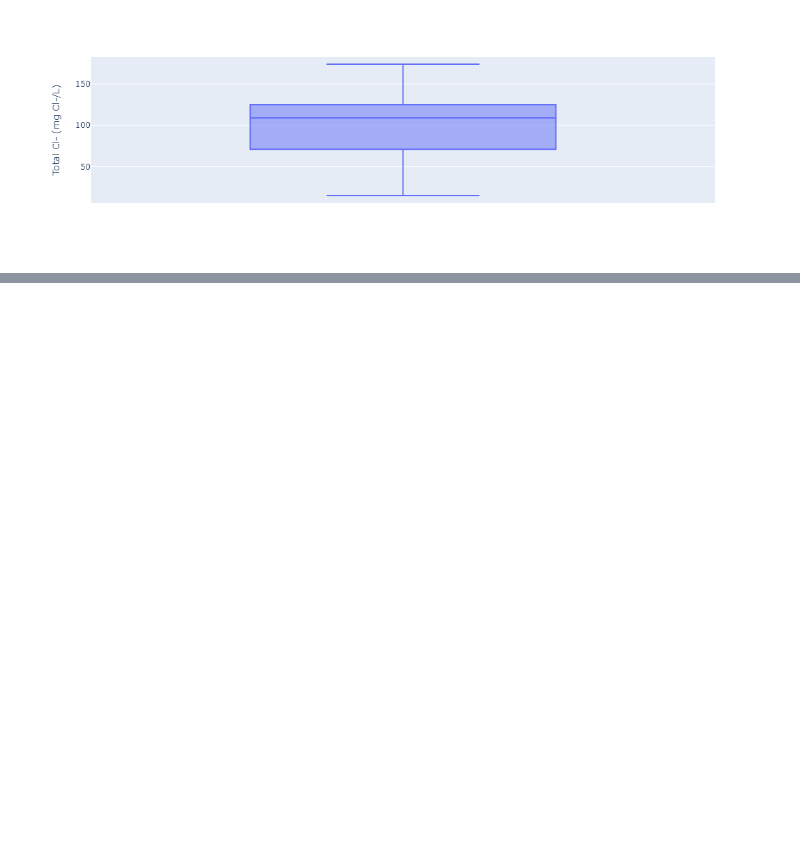
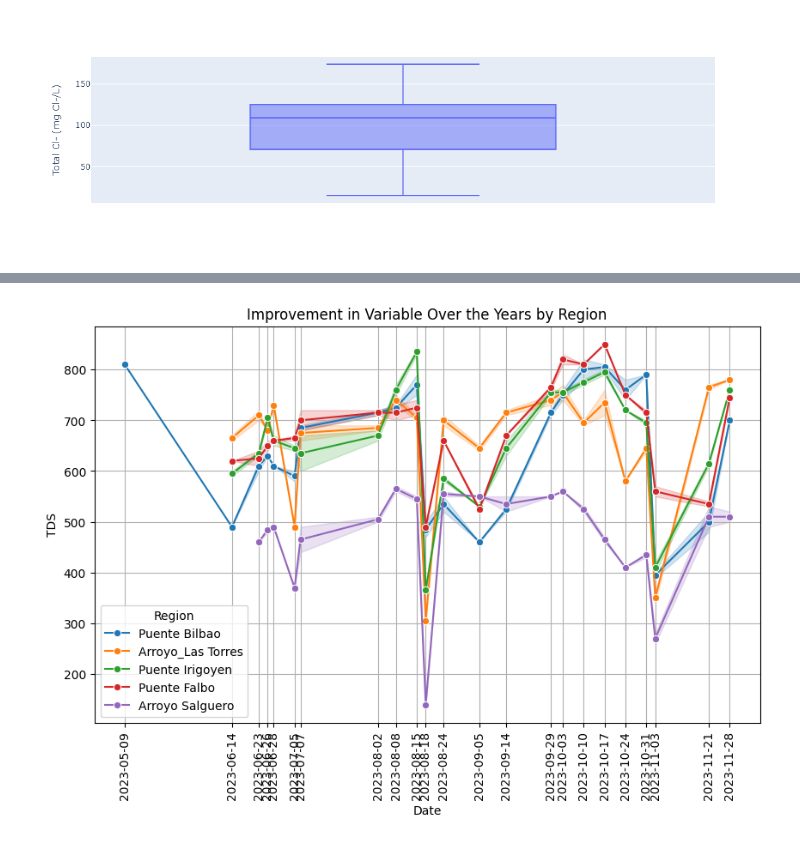
Before and after one commit to sarahgracemahlangu/ExploreAI-Python-Group-Project, a Jupyter notebook: python_group_project.ipynb, the cells around one changed output, grey strips where cells are left out. Saved outputs shown, nothing was run; the diff lists cells and outputs as text; code cells hidden in the pictures; blank space fills up the shorter version.

```diff
--- a/python_group_project.ipynb
+++ b/python_group_project.ipynb
@@ -309,0 +430,15 @@ fig.show()
+# %%
+# Create the line plot
+plt.figure(figsize=(10, 6))
+sns.lineplot(data=improved, x='Date', y='TDS', hue='Sampling point', marker='o')
+
+# Add titles and labels
+plt.title('Improvement in Variable Over the Years by Region')
+plt.xlabel('Date')
+plt.ylabel('TDS')
+plt.xticks(improved['Date'].unique(),rotation=90)  # Ensure all years are shown on x-axis
+plt.grid(True)
+plt.legend(title='Region')
+plt.show()
+# %% [output]
+[figure, added]
```
Also changed, not shown: parts of 24 cells of this notebook.
